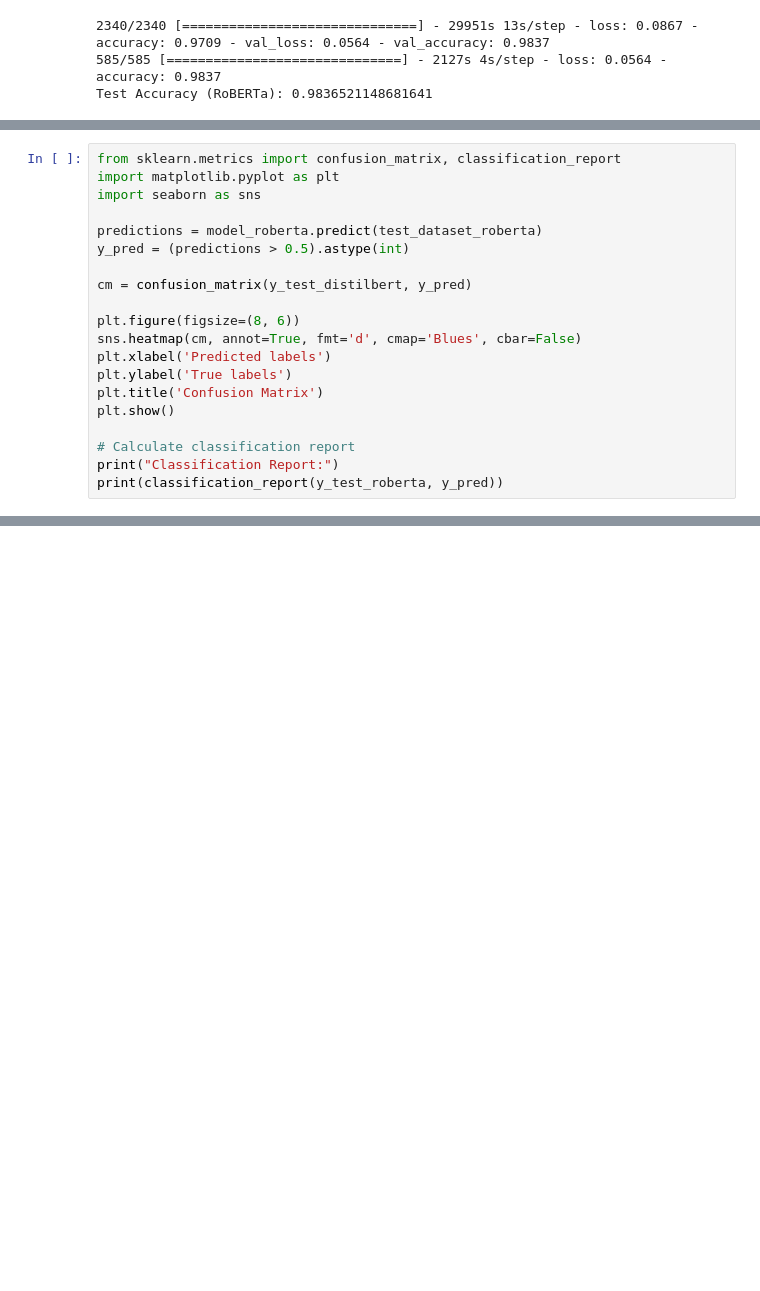
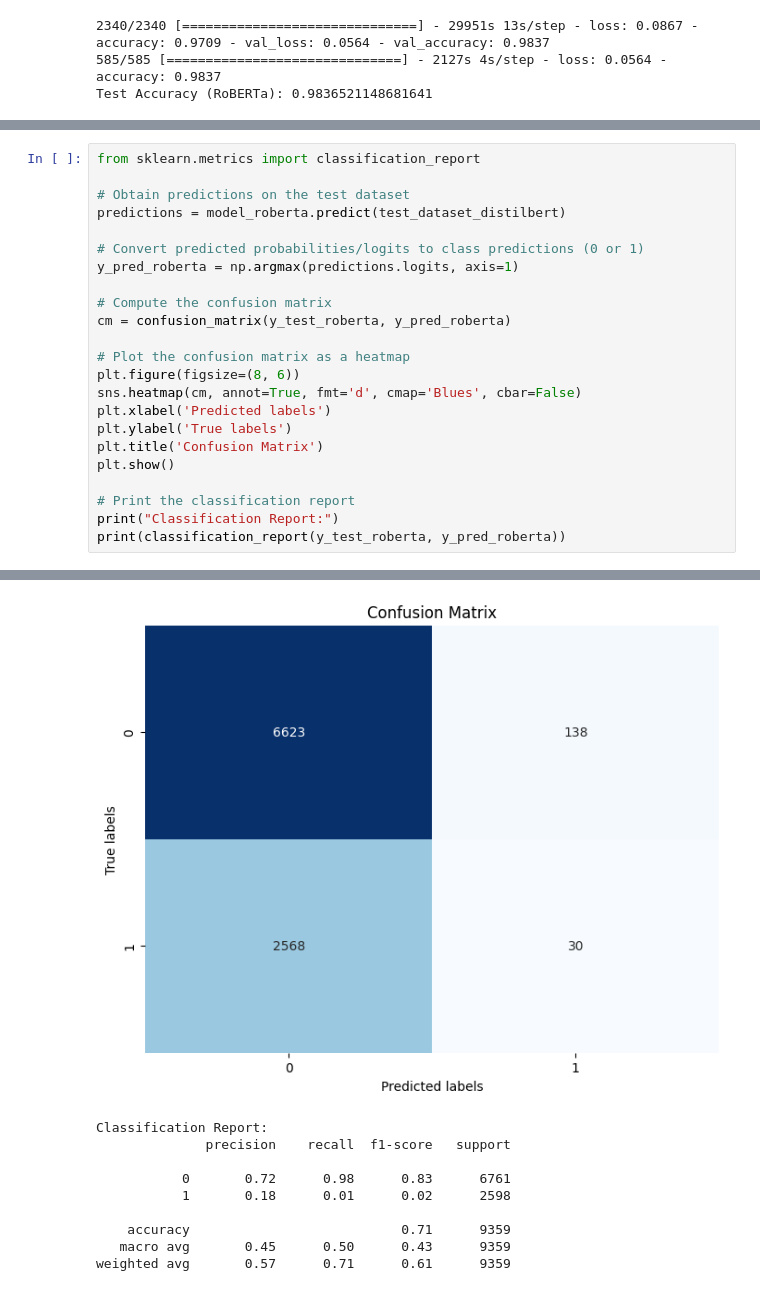
Before and after one commit to MohamedAssemz/NLP, a Jupyter notebook: PT_Class_Model.ipynb, the cells around one changed output, grey strips where cells are left out. Drawn from its saved outputs; the diff is of its cells as text; blank space fills up the shorter version.

```diff
--- a/PT_Class_Model.ipynb
+++ b/PT_Class_Model.ipynb
@@ -206,13 +235,16 @@ else:
 # %%
-from sklearn.metrics import confusion_matrix, classification_report
-import matplotlib.pyplot as plt
-import seaborn as sns
+from sklearn.metrics import classification_report
 
-predictions = model_roberta.predict(test_dataset_roberta)
-y_pred = (predictions > 0.5).astype(int)
+# Obtain predictions on the test dataset
+predictions = model_roberta.predict(test_dataset_distilbert)
 
-cm = confusion_matrix(y_test_distilbert, y_pred)
+# Convert predicted probabilities/logits to class predictions (0 or 1)
+y_pred_roberta = np.argmax(predictions.logits, axis=1)
 
+# Compute the confusion matrix
+cm = confusion_matrix(y_test_roberta, y_pred_roberta)
+
+# Plot the confusion matrix as a heatmap
 plt.figure(figsize=(8, 6))
 sns.heatmap(cm, annot=True, fmt='d', cmap='Blues', cbar=False)
 plt.xlabel('Predicted labels')
@@ -220,6 +252,7 @@ plt.ylabel('True labels')
 plt.title('Confusion Matrix')
 plt.show()
 
-# Calculate classification report
+# Print the classification report
 print("Classification Report:")
-print(classification_report(y_test_roberta, y_pred))
+print(classification_report(y_test_roberta, y_pred_roberta))
+# %% [output]
@@ -225,0 +260,10 @@ print(classification_report(y_test_roberta, y_pred))
+[figure, added]
+Classification Report:
+              precision    recall  f1-score   support
+
+           0       0.72      0.98      0.83      6761
+           1       0.18      0.01      0.02      2598
+
+    accuracy                           0.71      9359
+   macro avg       0.45      0.50      0.43      9359
+weighted avg       0.57      0.71      0.61      9359
```
Also changed, not shown: parts of 6 cells of this notebook, 2 other files.
